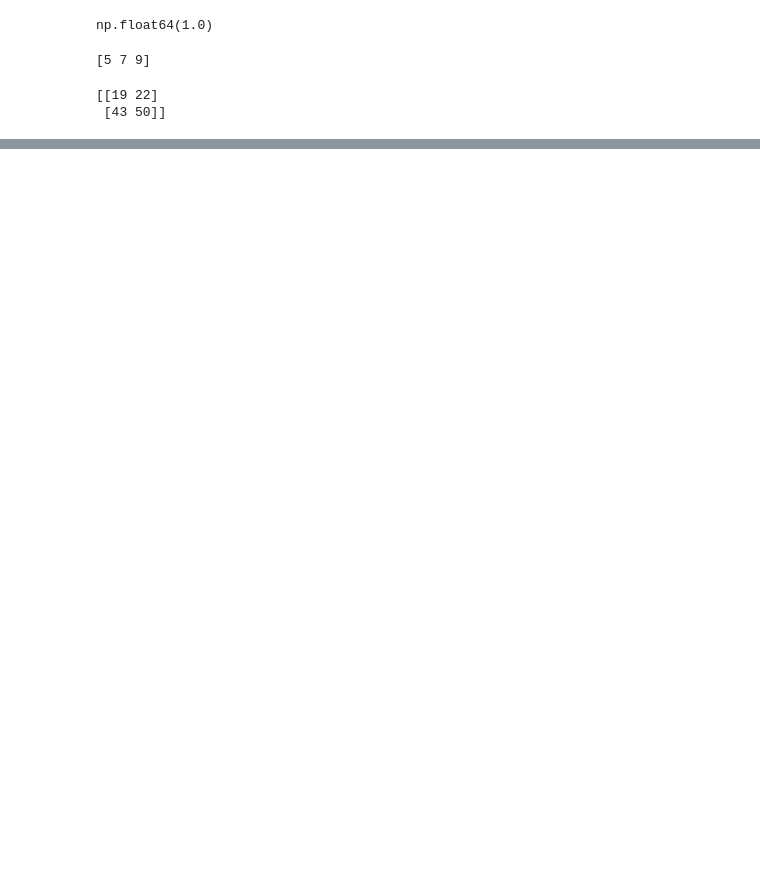
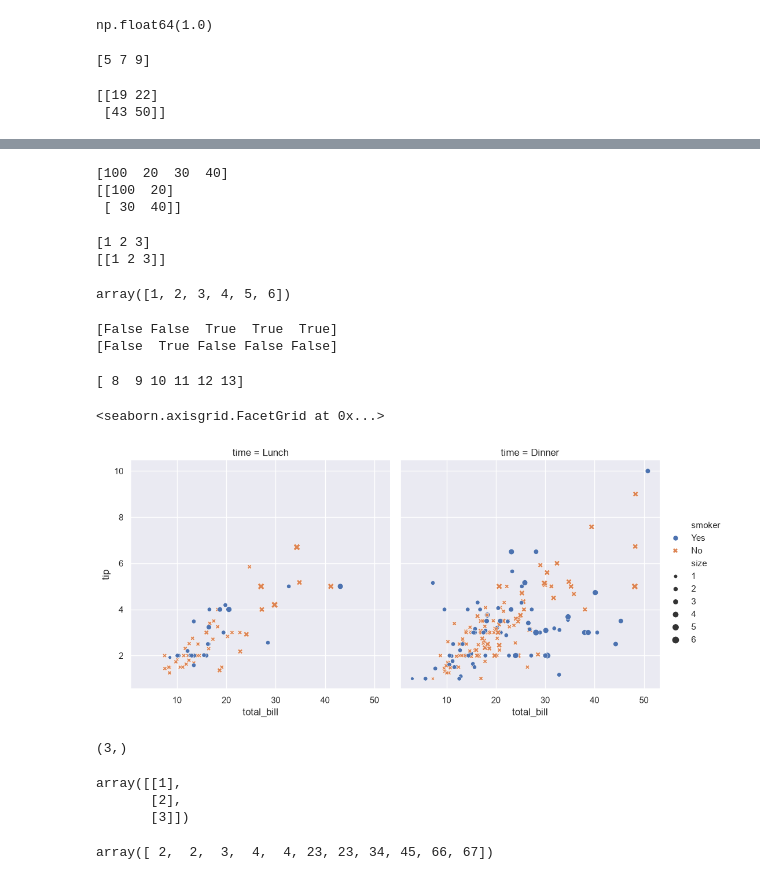
Before and after one commit to shohan12727/AI-ML, a Jupyter notebook: Mod-11/main.ipynb, the cells around one changed output, grey strips where cells are left out. Cells and saved outputs as stored; diff of their text form; code cells hidden in the pictures; blank space fills up the shorter version.

```diff
--- a/Mod-11/main.ipynb
+++ b/Mod-11/main.ipynb
@@ -24,0 +33,80 @@ print(np.dot(A,B))
+# %%
+arr = np.array([[10, 20], [30, 40]])
+
+r = arr.ravel()   ##ravel change the origin one
+r[0] = 100
+print(r)
+print(arr)
+# %% [output]
+[100  20  30  40]
+[[100  20]
+ [ 30  40]]
+# %%
+arr = np.array([1,2,3])
+print(arr)
+
+expanded_dims = np.expand_dims(arr, axis=0)
+print(expanded_dims)
+# %% [output]
+[1 2 3]
+[[1 2 3]]
+# %%
+a = np.array([1,2,3])
+b = np.array([4,5,6])
+
+concatinated = np.concatenate((a,b))
+concatinated
+# %% [output]
+array([1, 2, 3, 4, 5, 6])
+# %%
+arr = np.array([1,2,3.3,4,5])
+print(arr > 2 )
+print (arr == 2)
+# %% [output]
+[False False  True  True  True]
+[False  True False False False]
+# %%
+x = np.array([3,4,5,6,7,8])
+x += 5
+
+print(x)
+# %% [output]
+[ 8  9 10 11 12 13]
+# %%
+# Import seaborn
+import seaborn as sns
+
+# Apply the default theme
+sns.set_theme()
+
+# Load an example dataset
+tips = sns.load_dataset("tips")
+
+# Create a visualization
+sns.relplot(
+    data=tips,
+    x="total_bill", y="tip", col="time",
+    hue="smoker", style="smoker", size="size",
+)
+# %% [output]
+<seaborn.axisgrid.FacetGrid at 0x...>
+[figure, added]
+# %%
+arr = np.array([1, 2, 3])
+print(arr.shape)
+
+arr_col = arr[:, np.newaxis]
+arr_col
+# print(arr_col.shape)
+# %% [output]
+(3,)
+array([[1],
+       [2],
+       [3]])
+# %%
+arr = np.array([23,4,2,23,4,2,45,67,3,34,66])
+
+sorted = np.sort(arr)
+sorted
+# %% [output]
+array([ 2,  2,  3,  4,  4, 23, 23, 34, 45, 66, 67])
```
Also changed, not shown: parts of 8 cells of this notebook.
